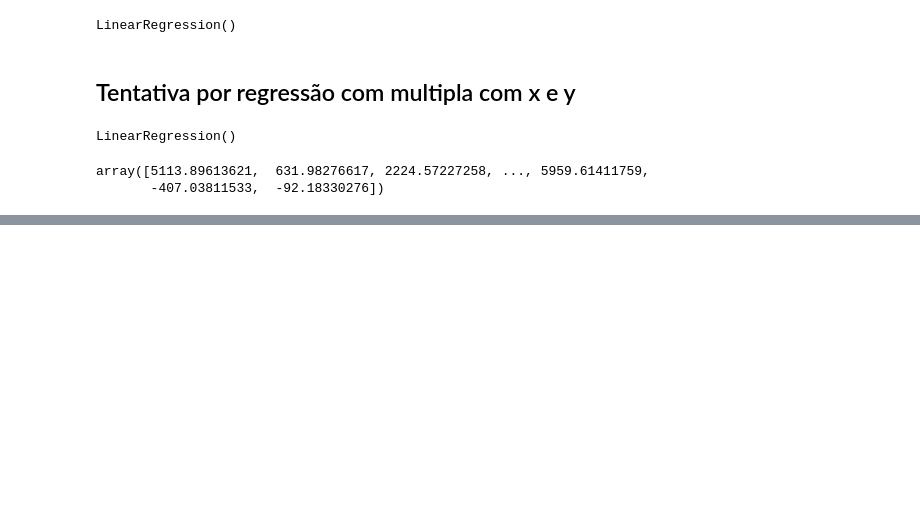
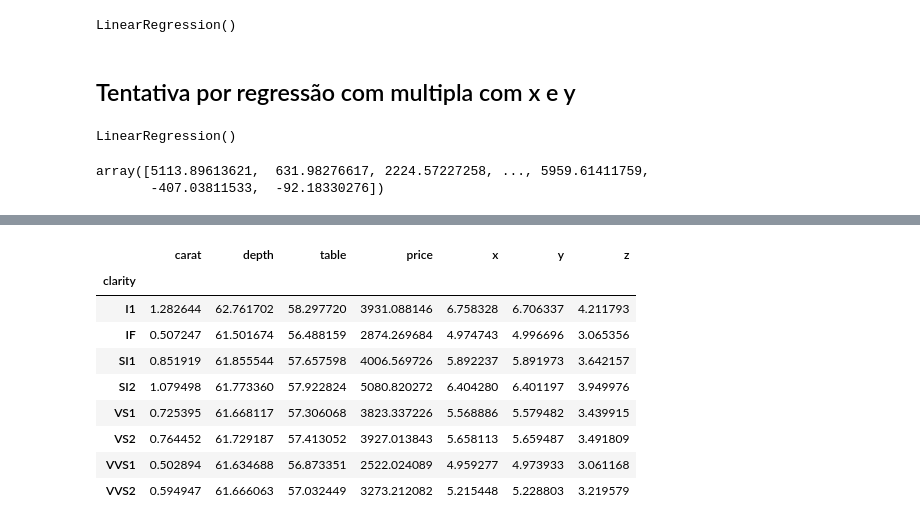
Before and after one commit to carlarbj/pricing_diamonds, a Jupyter notebook: diamond_price_prediction.ipynb, the cells around one changed output, grey strips where cells are left out. Saved outputs shown, nothing was run; the diff lists cells and outputs as text; code cells hidden in the pictures; blank space fills up the shorter version.

```diff
--- a/diamond_price_prediction.ipynb
+++ b/diamond_price_prediction.ipynb
@@ -135,0 +174,13 @@ diamonds_rick.to_csv('prev4.csv') #erro de 3981.31762 dolares usando a regressã
+# %%
+diamond_cat.groupby('clarity').mean()
+# %% [output]
+|  | carat | depth | table | price | x | y | z |
+| clarity |  |  |  |  |  |  |  |
+| I1 | 1.282644 | 62.761702 | 58.297720 | 3931.088146 | 6.758328 | 6.706337 | 4.211793 |
+| IF | 0.507247 | 61.501674 | 56.488159 | 2874.269684 | 4.974743 | 4.996696 | 3.065356 |
+| SI1 | 0.851919 | 61.855544 | 57.657598 | 4006.569726 | 5.892237 | 5.891973 | 3.642157 |
+| SI2 | 1.079498 | 61.773360 | 57.922824 | 5080.820272 | 6.404280 | 6.401197 | 3.949976 |
+| VS1 | 0.725395 | 61.668117 | 57.306068 | 3823.337226 | 5.568886 | 5.579482 | 3.439915 |
+| VS2 | 0.764452 | 61.729187 | 57.413052 | 3927.013843 | 5.658113 | 5.659487 | 3.491809 |
+| VVS1 | 0.502894 | 61.634688 | 56.873351 | 2522.024089 | 4.959277 | 4.973933 | 3.061168 |
+| VVS2 | 0.594947 | 61.666063 | 57.032449 | 3273.212082 | 5.215448 | 5.228803 | 3.219579 |
```
Also changed, not shown: parts of 8 cells of this notebook.
